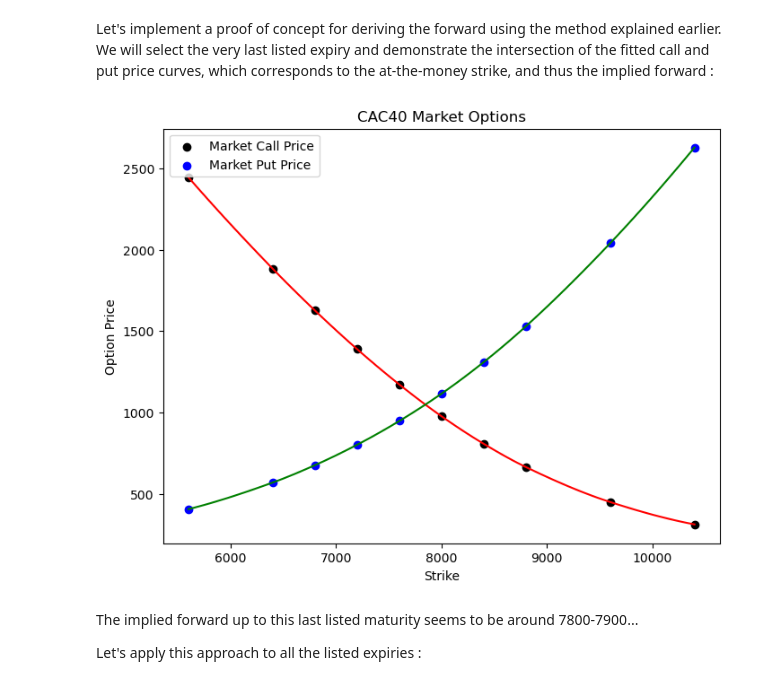
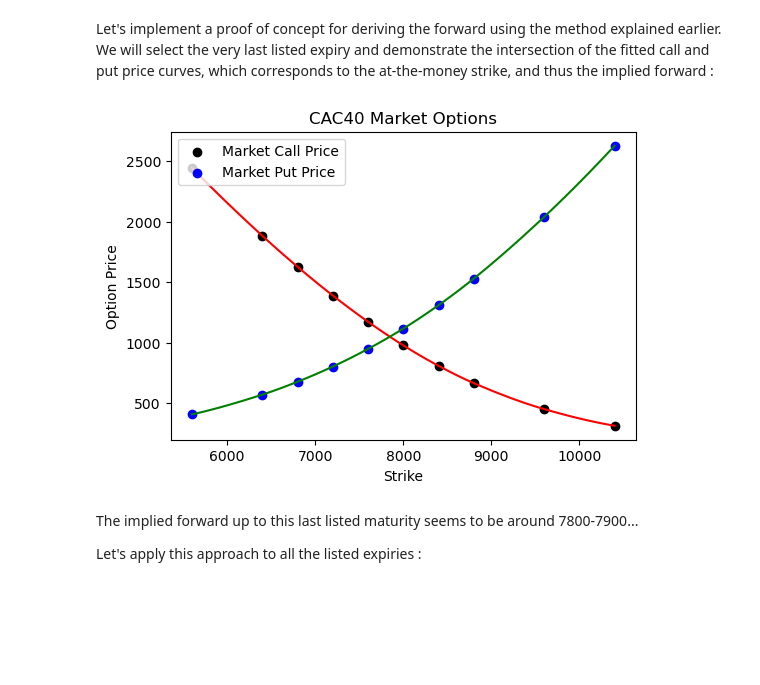
Before and after one commit to Idriss-Afra/Equity-Implied-Volatility-Surface, a Jupyter notebook: Equity Implied Forward & Volatility Surface.ipynb, the cells around one changed output. Cells and saved outputs as stored; diff of their text form; code cells hidden in the pictures; blank space fills up the shorter version.

```diff
--- a/Equity Implied Forward & Volatility Surface.ipynb
+++ b/Equity Implied Forward & Volatility Surface.ipynb
@@ -196,24 +196,24 @@ Let's implement a proof of concept for deriving the forward using the method exp
 # %%
 # Required Libraries
 import matplotlib.pyplot as plt
-plt.rcParams["figure.figsize"] = (8,6)
+plt.rcParams["figure.figsize"] = (6,4)
 
 expiry = listed_expiries[-1]
 
 plt.title(eq_underlying + " Market Options")
 plt.ylabel("Option Price")
 plt.xlabel("Strike")
 plt.scatter(market_strikes[expiry], call_prices[expiry], label="Market Call Price", color="black")
 plt.scatter(market_strikes[expiry], put_prices[expiry], label="Market Put Price", color="blue")
 x_axis = np.linspace(list(market_strikes[expiry])[0], list(market_strikes[expiry])[-1], 101, endpoint=True)
 call_price_func = PchipInterpolator(market_strikes[expiry], call_prices[expiry], extrapolate=True)
 plt.plot(x_axis, call_price_func(x_axis), color="red")
 put_price_func = PchipInterpolator(market_strikes[expiry], put_prices[expiry], extrapolate=True)
 plt.plot(x_axis, put_price_func(x_axis), color="green")
 plt.legend(loc="upper left")
 plt.show()
 # %% [output]
-[figure, old version]
+[figure, new version]
 # %% [markdown]
 The implied forward up to this last listed maturity seems to be around 7800-7900...
 
```
Also changed, not shown: parts of 1 cell of this notebook.
